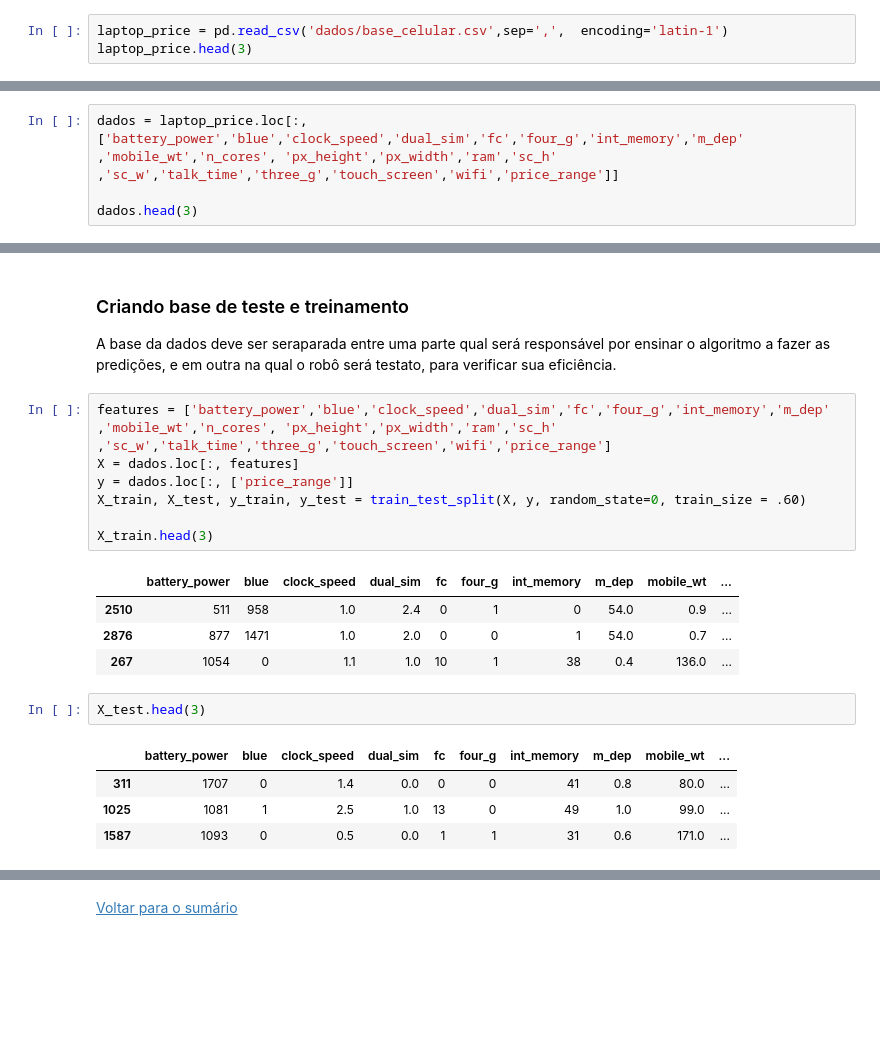
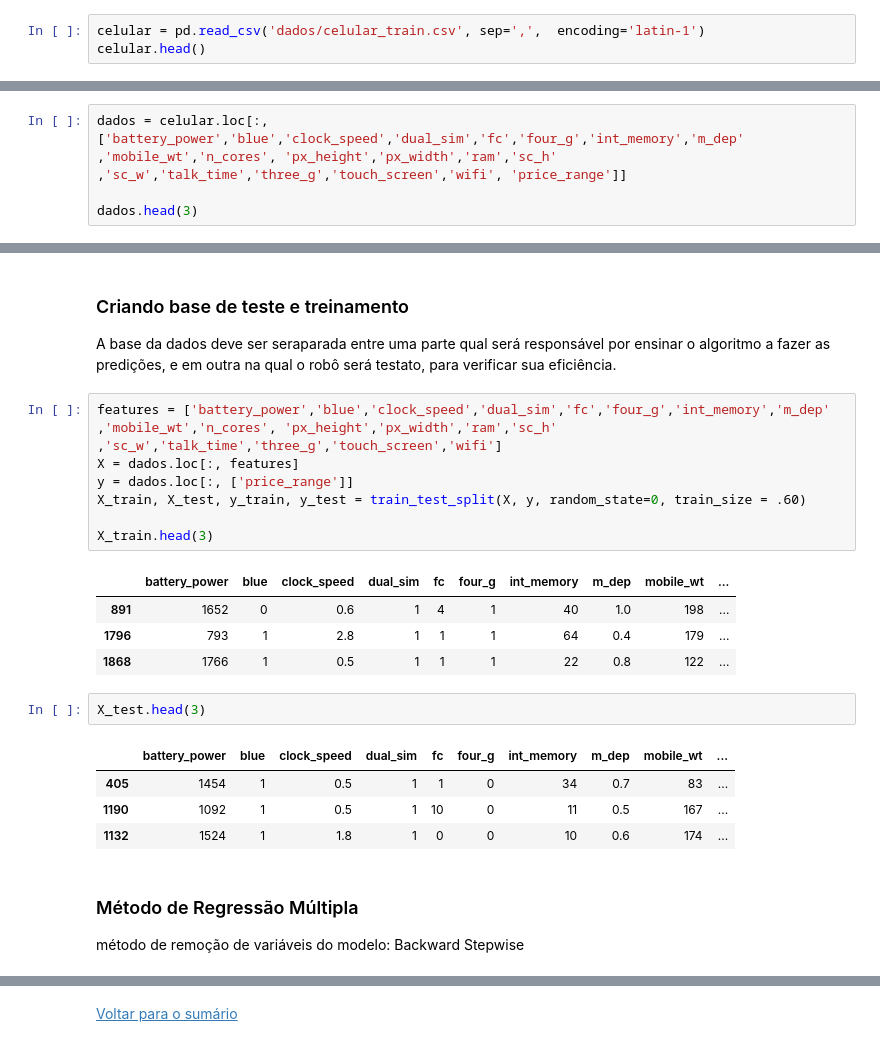
Before and after one commit to insper-classroom/22-2b-cd-p2-Bea-Kadu-Veronica, a Jupyter notebook: Relatório_celular.ipynb, the cells around one changed output, grey strips where cells are left out. Cells and saved outputs as stored; diff of their text form; blank space fills up the shorter version.

Commit message:
Modelos de previsão - 1

```diff
--- a/Relatório_celular.ipynb
+++ b/Relatório_celular.ipynb
@@ -71,7 +71,7 @@ import re
 import matplotlib.pyplot as plt
 import seaborn as sns
 # %%
-laptop_price = pd.read_csv('dados/base_celular.csv',sep=',',  encoding='latin-1')
-laptop_price.head(3)
+celular = pd.read_csv('dados/celular_train.csv', sep=',',  encoding='latin-1')
+celular.head()
 # %% [output]
 |  | battery_power | blue | clock_speed | dual_sim | fc | four_g | int_memory | m_dep | mobile_wt | ... |
@@ -85,7 +87,7 @@ ___
 
 ## 2. Minerando Dados e Características do Dataset
 # %%
-dados = laptop_price.loc[:, ['battery_power','blue','clock_speed','dual_sim','fc','four_g','int_memory','m_dep'	,'mobile_wt','n_cores',	'px_height','px_width','ram','sc_h'	,'sc_w','talk_time','three_g','touch_screen','wifi','price_range']]
+dados = celular.loc[:, ['battery_power','blue','clock_speed','dual_sim','fc','four_g','int_memory','m_dep'	,'mobile_wt','n_cores',	'px_height','px_width','ram','sc_h'	,'sc_w','talk_time','three_g','touch_screen','wifi', 'price_range']]
 
 dados.head(3)
 # %% [output]
@@ -204,21 +222,25 @@ Descrever e justificar pelo menos **DUAS** técnicas de predição.
 
 A base da dados deve ser seraparada entre uma parte qual será responsável por ensinar o algoritmo a fazer as predições, e em outra na qual o robô será testato, para verificar sua eficiência.
 # %%
-features = ['battery_power','blue','clock_speed','dual_sim','fc','four_g','int_memory','m_dep'	,'mobile_wt','n_cores',	'px_height','px_width','ram','sc_h'	,'sc_w','talk_time','three_g','touch_screen','wifi','price_range']
+features = ['battery_power','blue','clock_speed','dual_sim','fc','four_g','int_memory','m_dep'	,'mobile_wt','n_cores',	'px_height','px_width','ram','sc_h'	,'sc_w','talk_time','three_g','touch_screen','wifi']
 X = dados.loc[:, features]
 y = dados.loc[:, ['price_range']]
 X_train, X_test, y_train, y_test = train_test_split(X, y, random_state=0, train_size = .60)
 
 X_train.head(3)
 # %% [output]
 |  | battery_power | blue | clock_speed | dual_sim | fc | four_g | int_memory | m_dep | mobile_wt | ... |
-| 2510 | 511 | 958 | 1.0 | 2.4 | 0 | 1 | 0 | 54.0 | 0.9 | ... |
-| 2876 | 877 | 1471 | 1.0 | 2.0 | 0 | 0 | 1 | 54.0 | 0.7 | ... |
-| 267 | 1054 | 0 | 1.1 | 1.0 | 10 | 1 | 38 | 0.4 | 136.0 | ... |
+| 891 | 1652 | 0 | 0.6 | 1 | 4 | 1 | 40 | 1.0 | 198 | ... |
+| 1796 | 793 | 1 | 2.8 | 1 | 1 | 1 | 64 | 0.4 | 179 | ... |
+| 1868 | 1766 | 1 | 0.5 | 1 | 1 | 1 | 22 | 0.8 | 122 | ... |
 # %%
 X_test.head(3)
 # %% [output]
 |  | battery_power | blue | clock_speed | dual_sim | fc | four_g | int_memory | m_dep | mobile_wt | ... |
-| 311 | 1707 | 0 | 1.4 | 0.0 | 0 | 0 | 41 | 0.8 | 80.0 | ... |
-| 1025 | 1081 | 1 | 2.5 | 1.0 | 13 | 0 | 49 | 1.0 | 99.0 | ... |
-| 1587 | 1093 | 0 | 0.5 | 0.0 | 1 | 1 | 31 | 0.6 | 171.0 | ... |
+| 405 | 1454 | 1 | 0.5 | 1 | 1 | 0 | 34 | 0.7 | 83 | ... |
+| 1190 | 1092 | 1 | 0.5 | 1 | 10 | 0 | 11 | 0.5 | 167 | ... |
+| 1132 | 1524 | 1 | 1.8 | 1 | 0 | 0 | 10 | 0.6 | 174 | ... |
+# %% [markdown]
+### Método de Regressão Múltipla
+
+método de remoção de variáveis do modelo: Backward Stepwise
```
Also changed, not shown: parts of 31 cells of this notebook, 2 other files.
